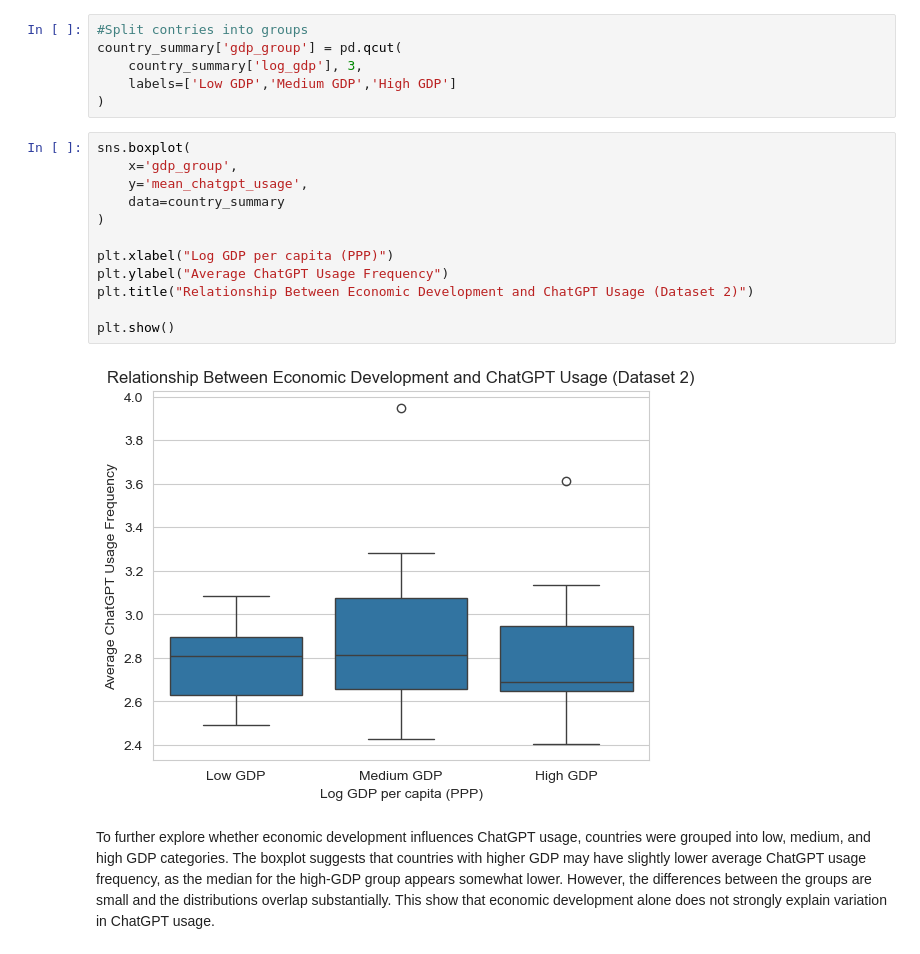
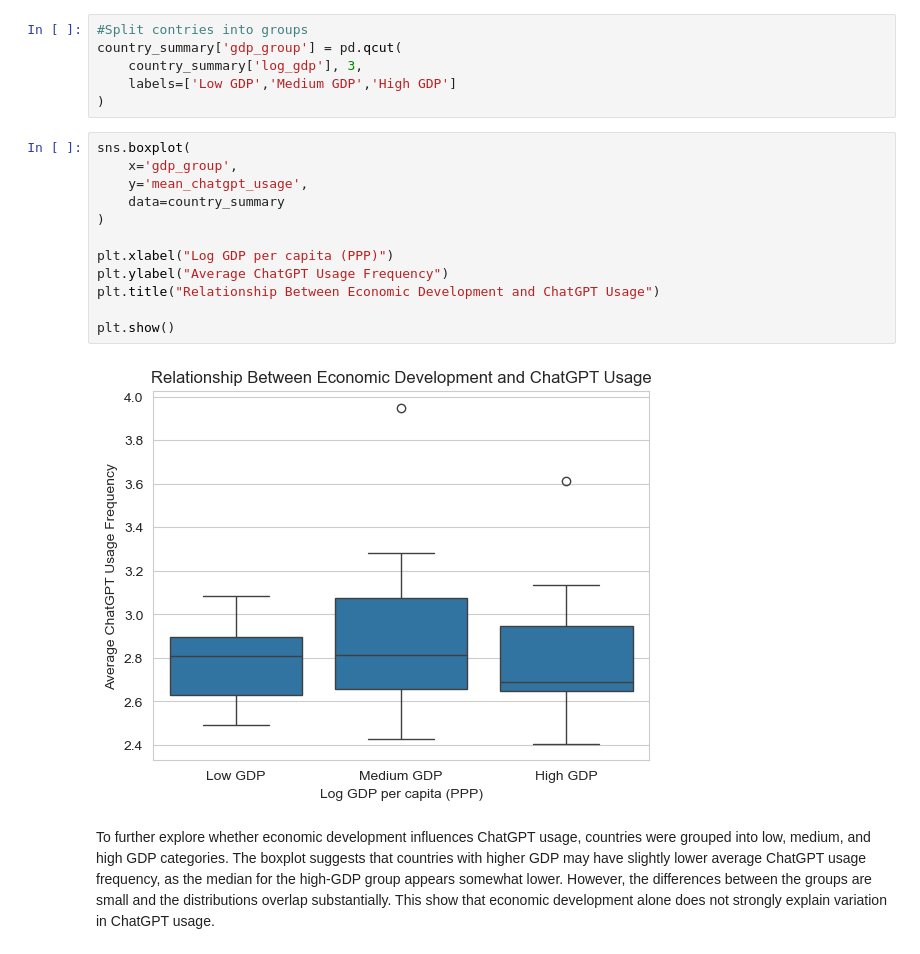
Before and after one commit to COGS108/Group123_WI26, a Jupyter notebook: 03-FinalProject.ipynb, the cells around one changed output. Saved outputs shown, nothing was run; the diff lists cells and outputs as text.

```diff
--- a/03-FinalProject.ipynb
+++ b/03-FinalProject.ipynb
@@ -1812,17 +1812,17 @@ country_summary['gdp_group'] = pd.qcut(
 # %%
 sns.boxplot(
     x='gdp_group',
     y='mean_chatgpt_usage',
     data=country_summary
 )
 
 plt.xlabel("Log GDP per capita (PPP)")
 plt.ylabel("Average ChatGPT Usage Frequency")
-plt.title("Relationship Between Economic Development and ChatGPT Usage (Dataset 2)")
+plt.title("Relationship Between Economic Development and ChatGPT Usage")
 
 plt.show()
 # %% [output]
-[figure, old version]
+[figure, new version]
 # %% [markdown]
 To further explore whether economic development influences ChatGPT usage, countries were grouped into low, medium, and high GDP categories. The boxplot suggests that countries with higher GDP may have slightly lower average ChatGPT usage frequency, as the median for the high-GDP group appears somewhat lower. However, the differences between the groups are small and the distributions overlap substantially. This show that economic development alone does not strongly explain variation in ChatGPT usage.
 # %% [markdown]
```
Also changed, not shown: parts of 21 cells of this notebook.
